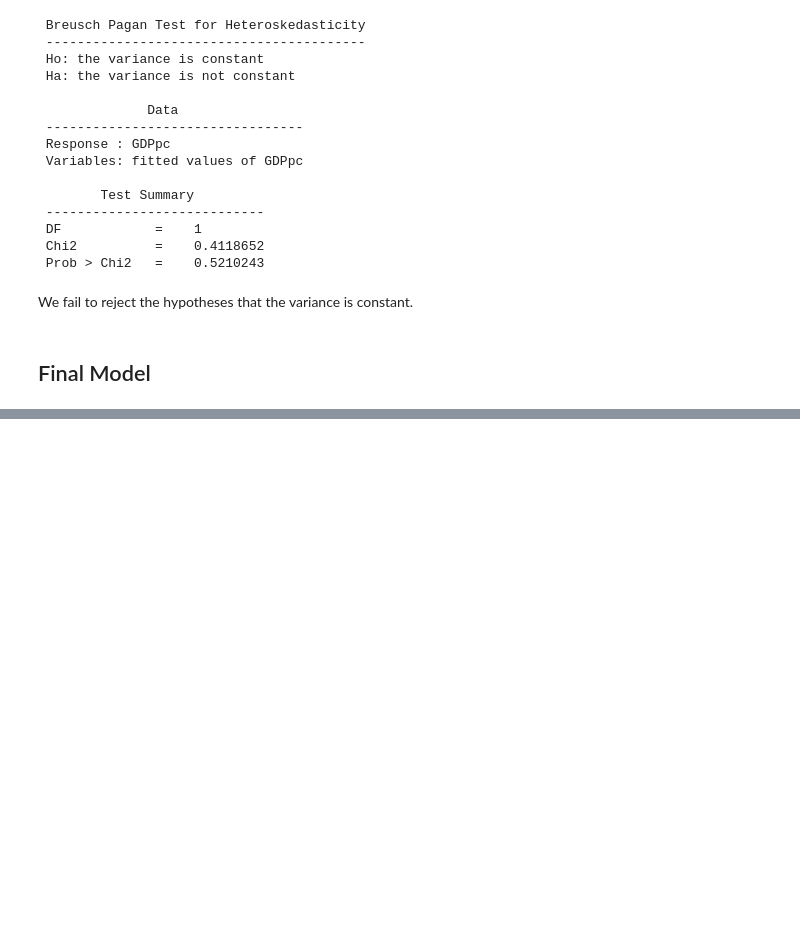
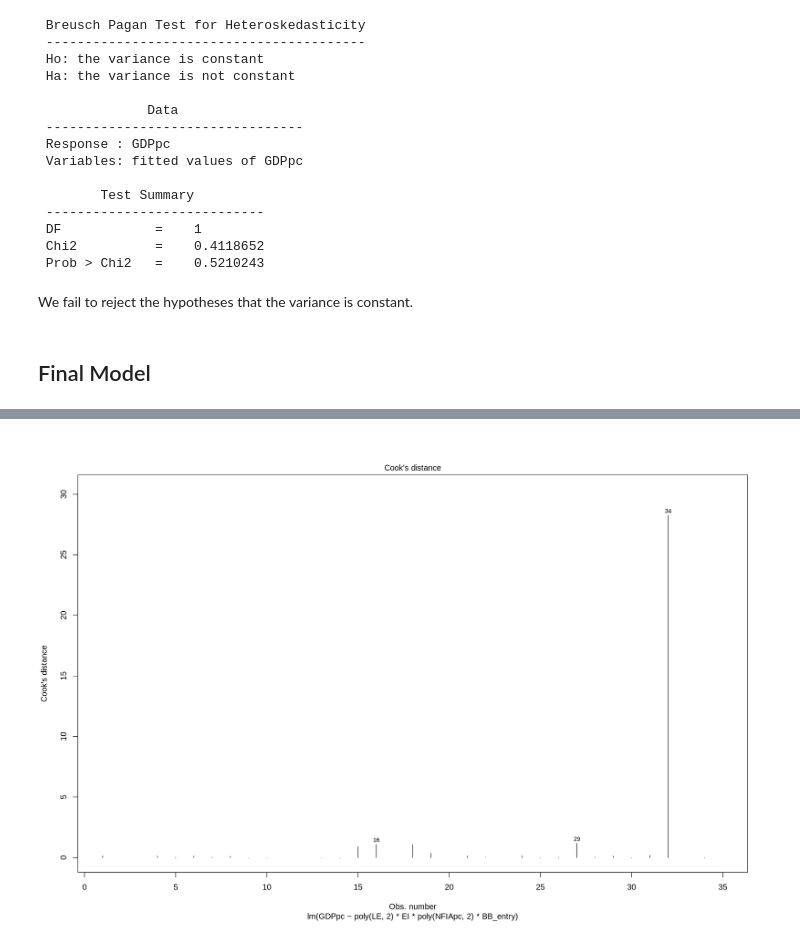
Before and after one commit to nickobard/eurostat-datasets-analysis, a Jupyter notebook: sem-3/semestral-work.ipynb, the cells around one changed output, grey strips where cells are left out. Drawn from its saved outputs; the diff is of its cells as text; code cells hidden in the pictures; blank space fills up the shorter version.

```diff
--- a/sem-3/semestral-work.ipynb
+++ b/sem-3/semestral-work.ipynb
@@ -915,0 +938,3 @@ We fail to reject the hypotheses that the variance is constant.
+# %%
+model <- lm(GDPpc ~ poly(LE, 2) * EI * poly(NFIApc,2) * BB_entry, data = data_filtered2)
+summary(model)
@@ -915,0 +959,4 @@ We fail to reject the hypotheses that the variance is constant.
+# %%
+plot(model, which=4)
+# %% [output]
+[figure, added]
```
Also changed, not shown: parts of 12 cells of this notebook.
